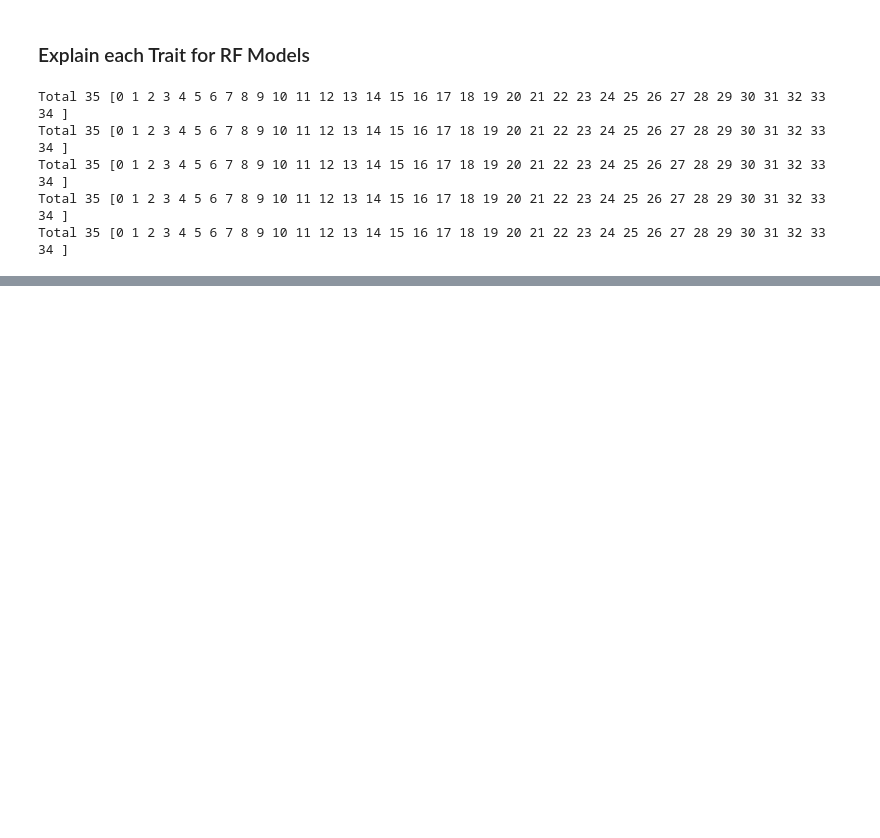
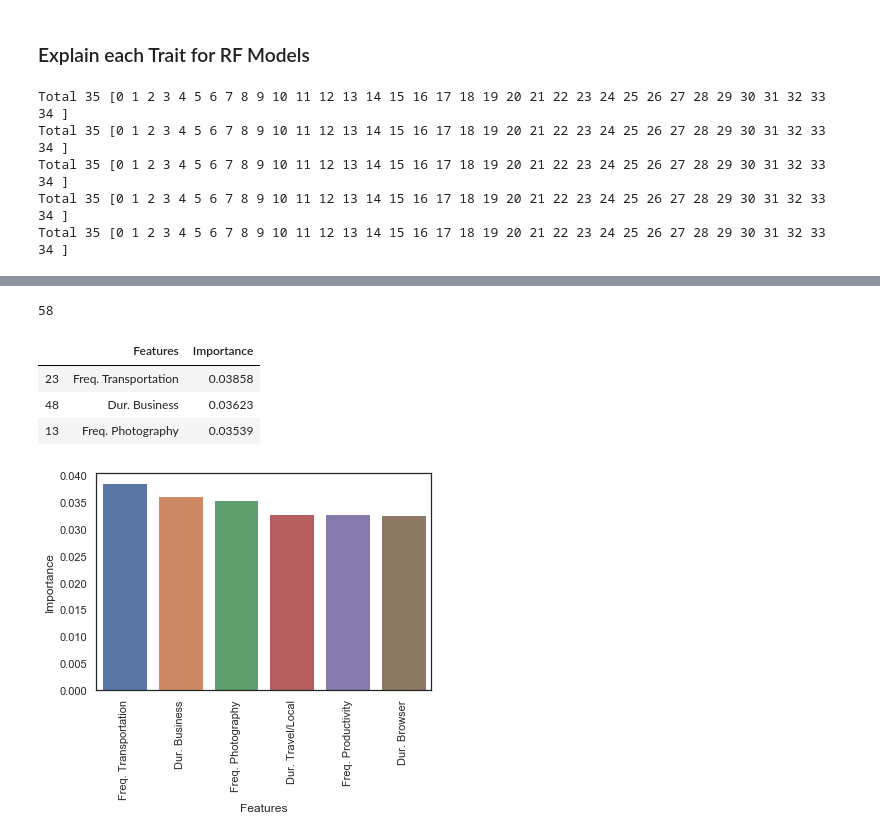
Before and after one commit to rafaoncloud/explainable_AI_personality_traits_big_five, a Jupyter notebook: LIME.ipynb, the cells around one changed output, grey strips where cells are left out. Saved outputs shown, nothing was run; the diff lists cells and outputs as text; code cells hidden in the pictures; blank space fills up the shorter version.

```diff
--- a/LIME.ipynb
+++ b/LIME.ipynb
@@ -868,0 +875,10 @@ Total 35 [0 1 2 3 4 5 6 7 8 9 10 11 12 13 14 15 16 17 18 19 20 21 22 23 24 25 26
+# %%
+import seaborn as sns
+sns.set(style="white")
+# %%
+importances_rf_clf = []
+importances_rf_clf.append(rf_clf_esta.feature_importances_)
+importances_rf_clf.append(rf_clf_extr.feature_importances_)
+importances_rf_clf.append(rf_clf_open.feature_importances_)
+importances_rf_clf.append(rf_clf_consc.feature_importances_)
+importances_rf_clf.append(rf_clf_agr.feature_importances_)
@@ -868,0 +908,41 @@ Total 35 [0 1 2 3 4 5 6 7 8 9 10 11 12 13 14 15 16 17 18 19 20 21 22 23 24 25 26
+# %%
+X_labels = ['Gender','Age','Education Lvl.','Fluid IQ','Freq. Calls',
+            'Freq. Tools','Freq. Finance','Freq. Games', 'Freq. Entertainment',
+            'Freq. Productivity','Freq. Personality',
+            'Freq. News/Magazines', 'Freq. Unknown', 'Freq. Photography',
+            'Freq. Shopping', 'Freq. Communication', 'Freq. Books/Reference',
+            'Freq. Travel/Local', 'Freq. Music/Audio', 'Freq. Medical',
+            'Freq. Education', 'Freq. Business', 'Freq. Lifestyle',
+            'Freq. Transportation', 'Freq. Weather', 'Freq. Sports',
+            'Freq. Browser', 'Freq. Health/Fitness', 'Freq. Media/Video',
+            'Freq. Social', 'Freq. Comics', 'Dur. Calls', 'Dur. Tools',
+            'Dur. Finance', 'Dur. Games', 'Dur. Entertainment',
+            'Dur. Productivity', 'Dur. Personalization', 'Dur. News/Magazines',
+            'Dur. Unknown', 'Dur. Photography', 'Dur. Shopping',
+            'Dur. Communication', 'Dur. Books/Reference', 'Dur. Travel/Local',
+            'Dur. Music/Audio', 'Dur. Medical', 'Dur. Education',
+            'Dur. Business', 'Dur. Lifestyle', 'Dur. Transportation',
+            'Dur. Weather', 'Dur. Sports', 'Dur. Browser', 'Dur. Health/Fitness',
+            'Dur. Media/Video', 'Dur. Social', 'Dur. Comics',]
+len(X_labels)
+# %% [output]
+58
+# %%
+data = []
+for i in range(len(importances_rf_clf)):
+    data.append(pd.DataFrame(data={'Features': X_labels,'Importance': importances_rf_clf[i]}))
+    data[i] = data[i].sort_values(by='Importance', ascending=False)
+    data[i]['Importance'] = data[i]['Importance'].round(5)
+    data[i] = data[i][0:6]
+data[0].head(3)
+# %% [output]
+|  | Features | Importance |
+| 23 | Freq. Transportation | 0.03858 |
+| 48 | Dur. Business | 0.03623 |
+| 13 | Freq. Photography | 0.03539 |
+# %%
+data_estra = data[0]
+ax = sns.barplot(x="Features", y="Importance", data=data_estra)
+ax.set_xticklabels(ax.get_xticklabels(), rotation=90);
+# %% [output]
+[figure, added]
```
Also changed, not shown: parts of 26 cells of this notebook, 10 other files.
